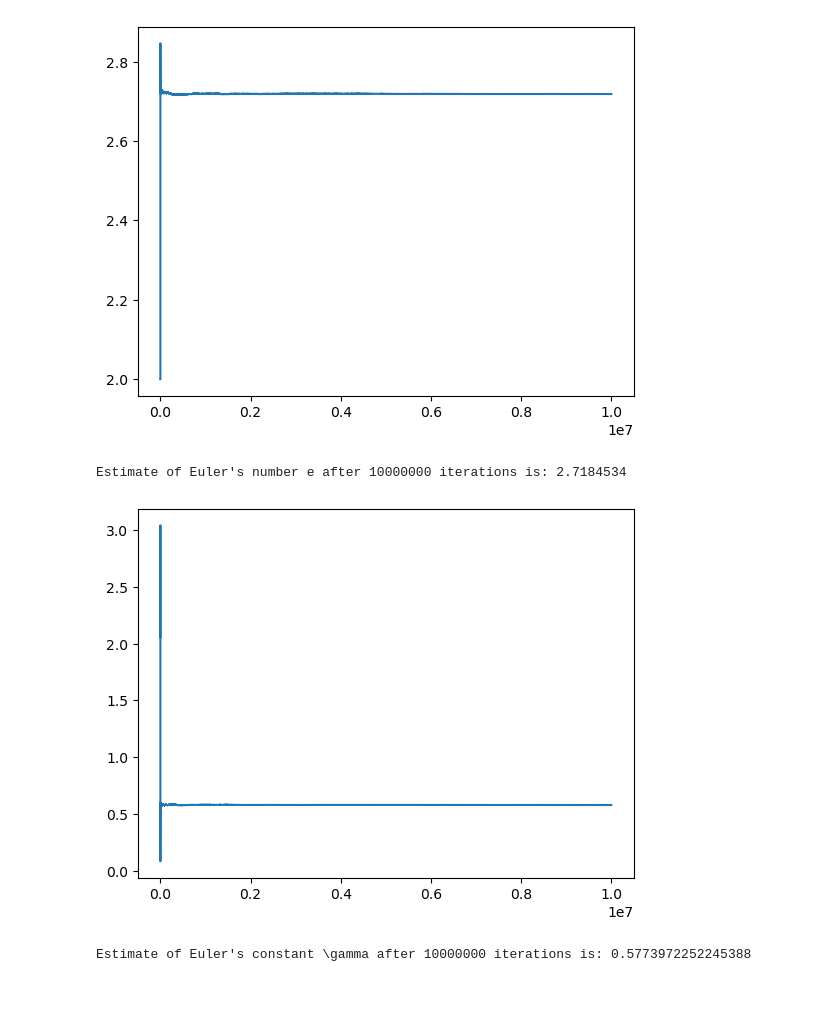
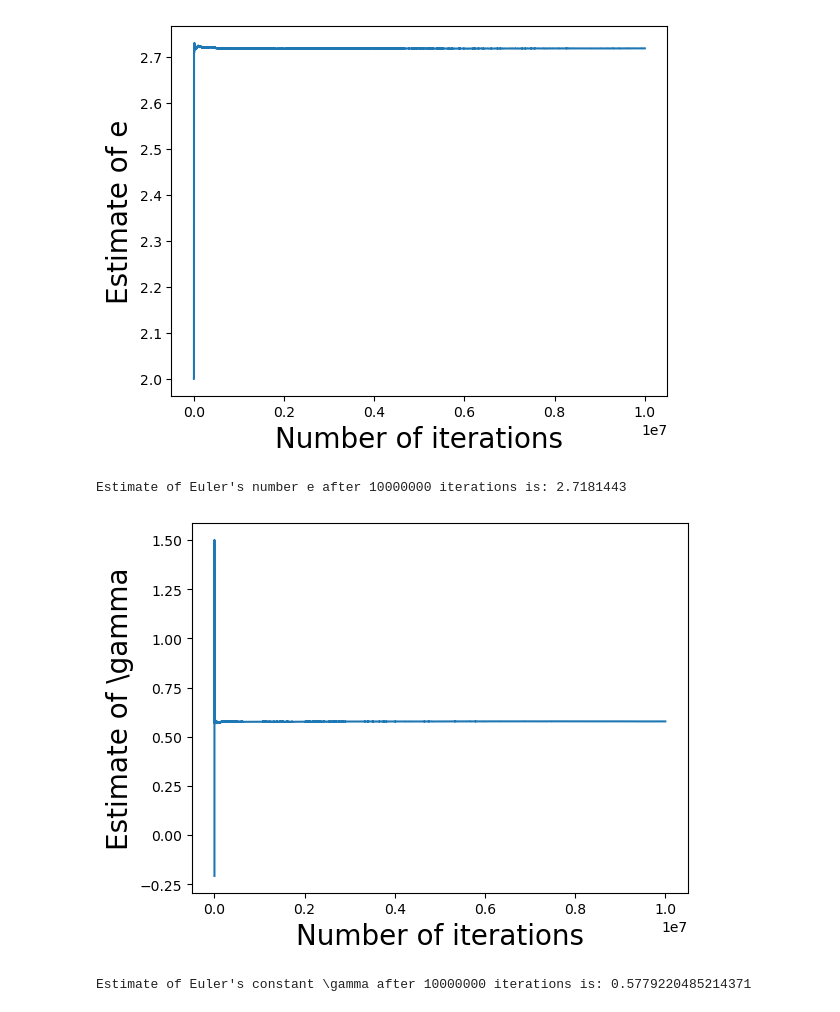
Before and after one commit to GautamGopalKrishnan/montecarlo, a Jupyter notebook: estimating_constants.ipynb, the cells around one changed output. Cells and saved outputs as stored; diff of their text form; code cells hidden in the pictures.

```diff
--- a/estimating_constants.ipynb
+++ b/estimating_constants.ipynb
@@ -79,26 +87,30 @@ for i in range(N):
     prev_sum=prev_sum+n
     est.append(prev_sum/(i+1))
 plt.plot(range(N),est)
+plt.xlabel('Number of iterations', fontsize = 20)
+plt.ylabel('Estimate of e', fontsize = 20)
 plt.show()
 print("Estimate of Euler's number e after",N,"iterations is:",est[-1])
 # %% [output]
-[figure, old version]
+[figure, new version]
-Estimate of Euler's number e after 10000000 iterations is: 2.7184534
+Estimate of Euler's number e after 10000000 iterations is: 2.7181443
 # %%
 #Estimating Euler's constant \gamma by Monte Carlo simulation as the expected value of Gumbel distribution
 
 prev_sum=0
 est=[]
 for i in range(N):
     v=-np.log(-np.log(np.random.uniform(0,1)))
     prev_sum=prev_sum+v
     est.append(prev_sum/(i+1))
 plt.plot(range(N),est)
+plt.xlabel('Number of iterations', fontsize = 20)
+plt.ylabel('Estimate of \gamma', fontsize = 20)
 plt.show()
 print("Estimate of Euler's constant \gamma after",N,"iterations is:",est[-1])
 # %% [output]
-[figure, old version]
+[figure, new version]
-Estimate of Euler's constant \gamma after 10000000 iterations is: 0.5773972252245388
+Estimate of Euler's constant \gamma after 10000000 iterations is: 0.5779220485214371
 # %%
 #Estimating Golden Ratio \phi by Monte Carlo simulation using the fact that (a+b)/a must be close to a/b
 
```
Also changed, not shown: parts of 6 cells of this notebook.
